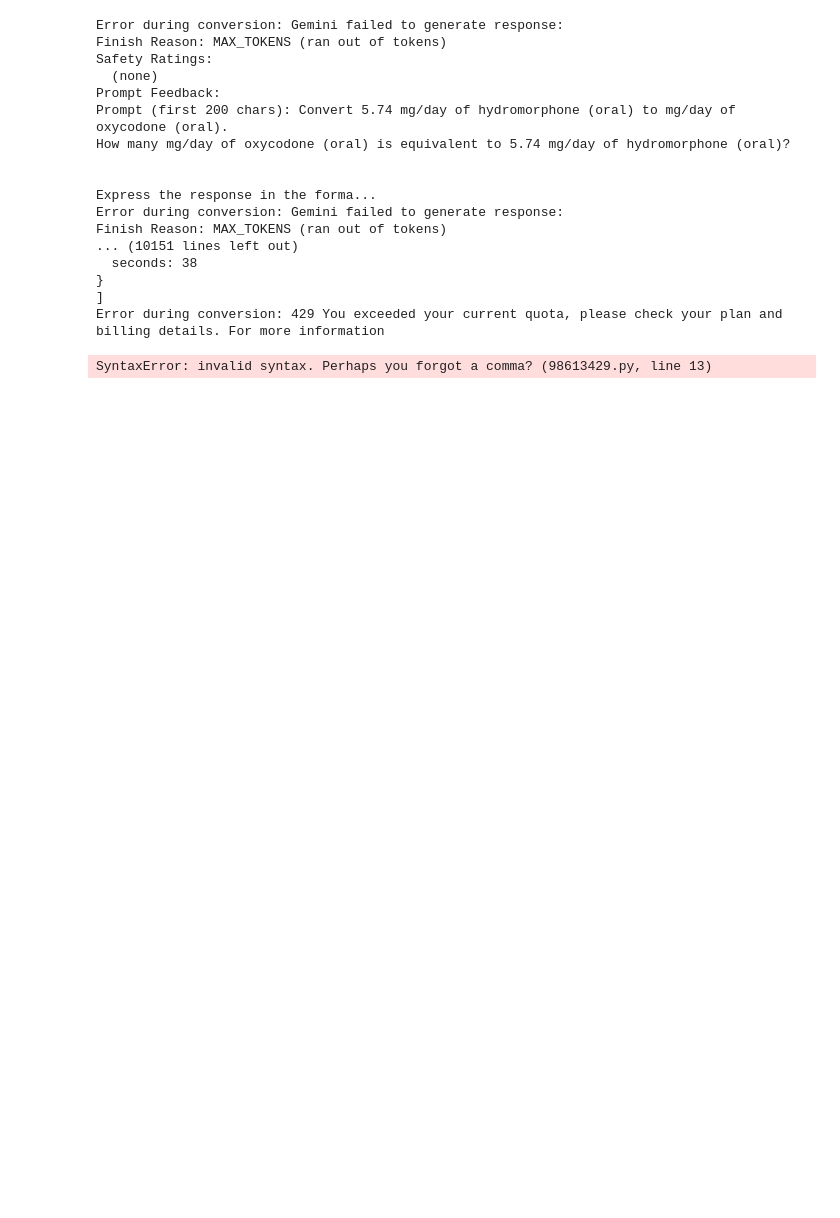
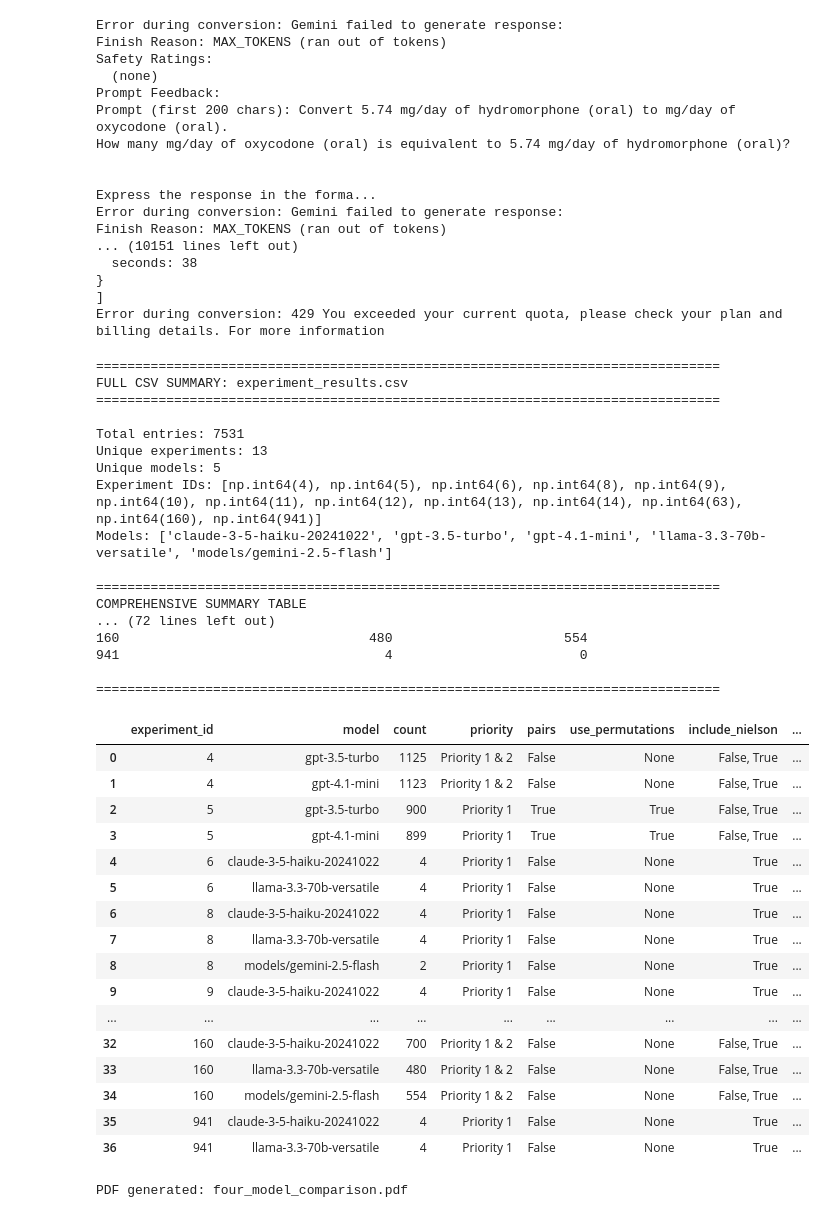
Before and after one commit to tmarton1/opioid-conversion-experiment, a Jupyter notebook: opioid-conversion.ipynb, the cells around one changed output. Drawn from its saved outputs; the diff is of its cells as text; code cells hidden in the pictures; blank space fills up the shorter version.

```diff
--- a/opioid-conversion.ipynb
+++ b/opioid-conversion.ipynb
@@ -372,6 +370,46 @@ Finish Reason: MAX_TOKENS (ran out of tokens)
 }
 ]
 Error during conversion: 429 You exceeded your current quota, please check your plan and billing details. For more information
+# %%
+# Summarize all experiments in the CSV
+from experiment_batch import ExperimentBatch
+
+ExperimentBatch.summarize_csv("experiment_results.csv")
+# %% [output]
+================================================================================
+FULL CSV SUMMARY: experiment_results.csv
+================================================================================
+
+Total entries: 7531
+Unique experiments: 13
+Unique models: 5
+Experiment IDs: [np.int64(4), np.int64(5), np.int64(6), np.int64(8), np.int64(9), np.int64(10), np.int64(11), np.int64(12), np.int64(13), np.int64(14), np.int64(63), np.int64(160), np.int64(941)]
+Models: ['claude-3-5-haiku-20241022', 'gpt-3.5-turbo', 'gpt-4.1-mini', 'llama-3.3-70b-versatile', 'models/gemini-2.5-flash']
+
+================================================================================
+COMPREHENSIVE SUMMARY TABLE
+... (72 lines left out)
+160                                480                      554
+941                                  4                        0
+
+================================================================================
+|  | experiment_id | model | count | priority | pairs | use_permutations | include_nielson | ... |
+| 0 | 4 | gpt-3.5-turbo | 1125 | Priority 1 & 2 | False | None | False, True | ... |
+| 1 | 4 | gpt-4.1-mini | 1123 | Priority 1 & 2 | False | None | False, True | ... |
+| 2 | 5 | gpt-3.5-turbo | 900 | Priority 1 | True | True | False, True | ... |
+| 3 | 5 | gpt-4.1-mini | 899 | Priority 1 | True | True | False, True | ... |
+| 4 | 6 | claude-3-5-haiku-20241022 | 4 | Priority 1 | False | None | True | ... |
+| 5 | 6 | llama-3.3-70b-versatile | 4 | Priority 1 | False | None | True | ... |
+| 6 | 8 | claude-3-5-haiku-20241022 | 4 | Priority 1 | False | None | True | ... |
+| 7 | 8 | llama-3.3-70b-versatile | 4 | Priority 1 | False | None | True | ... |
+| 8 | 8 | models/gemini-2.5-flash | 2 | Priority 1 | False | None | True | ... |
+| 9 | 9 | claude-3-5-haiku-20241022 | 4 | Priority 1 | False | None | True | ... |
+| ... | ... | ... | ... | ... | ... | ... | ... | ... |
+| 32 | 160 | claude-3-5-haiku-20241022 | 700 | Priority 1 & 2 | False | None | False, True | ... |
+| 33 | 160 | llama-3.3-70b-versatile | 480 | Priority 1 & 2 | False | None | False, True | ... |
+| 34 | 160 | models/gemini-2.5-flash | 554 | Priority 1 & 2 | False | None | False, True | ... |
+| 35 | 941 | claude-3-5-haiku-20241022 | 4 | Priority 1 | False | None | True | ... |
+| 36 | 941 | llama-3.3-70b-versatile | 4 | Priority 1 | False | None | True | ... |
 # %%
 from experiment_batch import ExperimentBatch
 import matplotlib.pyplot as plt
@@ -383,10 +421,10 @@ batch = ExperimentBatch(
         {"include_nielson": False, "include_examples": False},
         {"include_nielson": True, "include_examples": False}
     ],
-    experiment_ids=[14, 63],  # Your new experiment ID
+    experiment_ids=[63, 160],  # Your new experiment ID
     experiment_names={
-        14: "4-Model Comparison: Priority 1 Opioids to Oral Morphine",
-        63: "4-Model Comparison: Priority 1 Opioid Pairs"
+        63: "non-OME pairs",
+        160: "to oral morphine"
     }
 )
 
@@ -410,4 +448,4 @@ batch.generate_pdf(
 
 print("PDF generated: four_model_comparison.pdf")
 # %% [output]
-SyntaxError: invalid syntax. Perhaps you forgot a comma? (98613429.py, line 13)
+PDF generated: four_model_comparison.pdf
```
Also changed, not shown: parts of 3 cells of this notebook, 6 other files.
